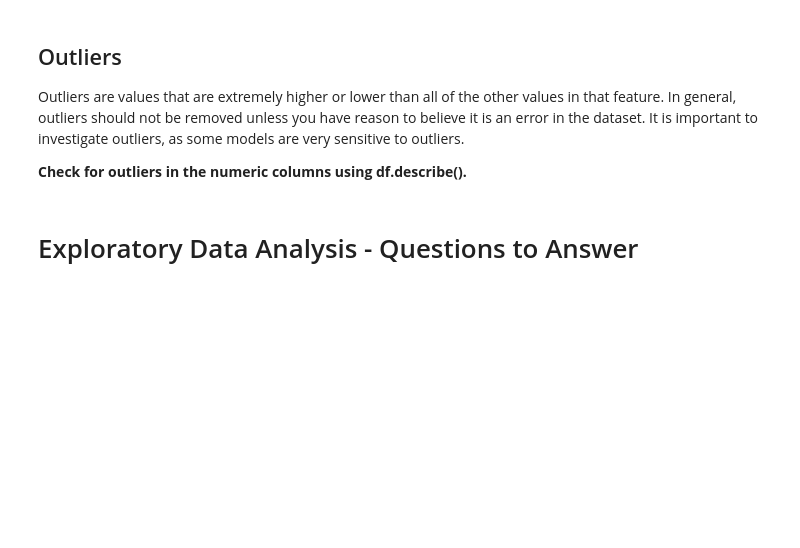
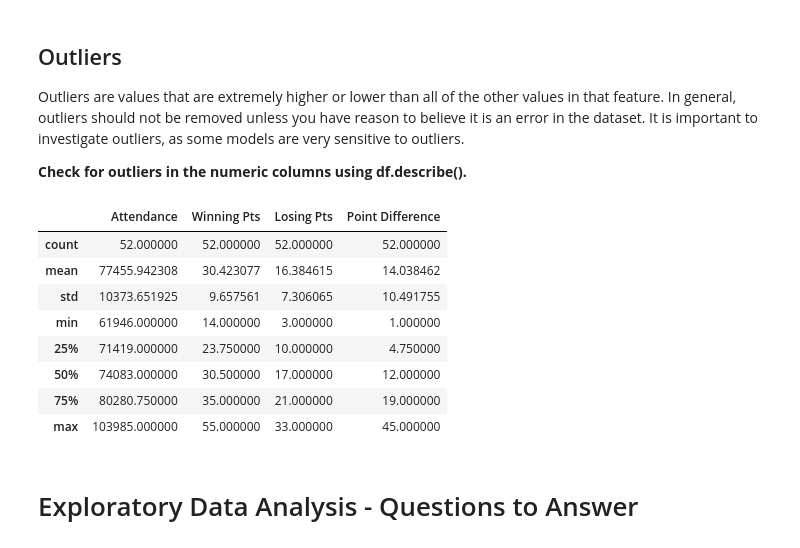
Before and after one commit to mvince33/Coding-Dojo, a Jupyter notebook: Challenge_Week_2,_Day_2.ipynb, the cells around one changed output. Drawn from its saved outputs; the diff is of its cells as text; code cells hidden in the pictures; blank space fills up the shorter version.

```diff
--- a/Challenge_Week_2,_Day_2.ipynb
+++ b/Challenge_Week_2,_Day_2.ipynb
@@ -311,6 +333,18 @@ To drop a subset of your data, you may want to use `df2 = df.dropna(subset=['col
 Outliers are values that are extremely higher or lower than all of the other values in that feature. In general, outliers should not be removed unless you have reason to believe it is an error in the dataset. It is important to investigate outliers, as some models are very sensitive to outliers.
 
 **Check for outliers in the numeric columns using df.describe().**
+# %%
+df.describe()
+# %% [output]
+|  | Attendance | Winning Pts | Losing Pts | Point Difference |
+| count | 52.000000 | 52.000000 | 52.000000 | 52.000000 |
+| mean | 77455.942308 | 30.423077 | 16.384615 | 14.038462 |
+| std | 10373.651925 | 9.657561 | 7.306065 | 10.491755 |
+| min | 61946.000000 | 14.000000 | 3.000000 | 1.000000 |
+| 25% | 71419.000000 | 23.750000 | 10.000000 | 4.750000 |
+| 50% | 74083.000000 | 30.500000 | 17.000000 | 12.000000 |
+| 75% | 80280.750000 | 35.000000 | 21.000000 | 19.000000 |
+| max | 103985.000000 | 55.000000 | 33.000000 | 45.000000 |
 # %% [markdown]
 # Exploratory Data Analysis - Questions to Answer
 # %% [markdown]
```
Also changed, not shown: parts of 18 cells of this notebook.
